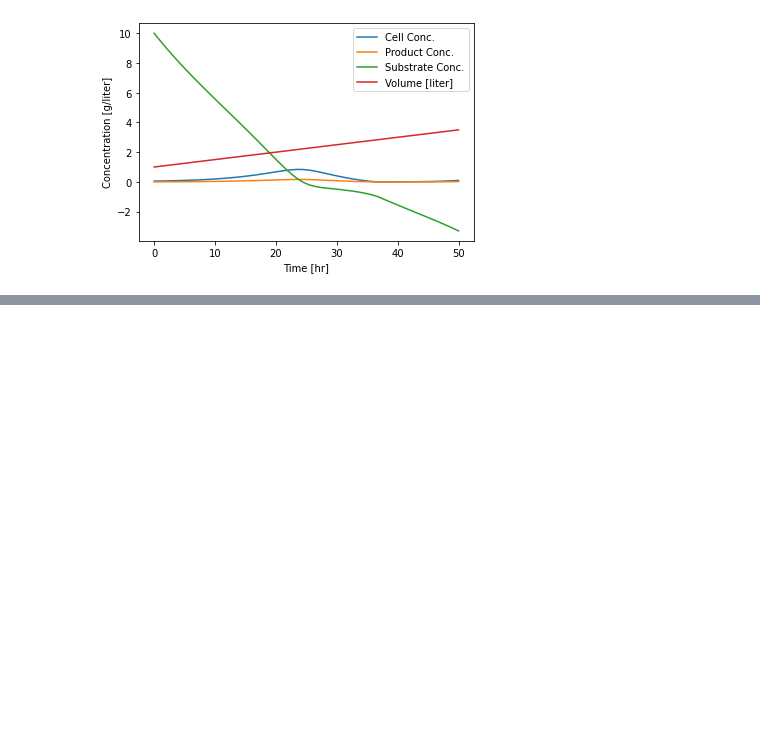
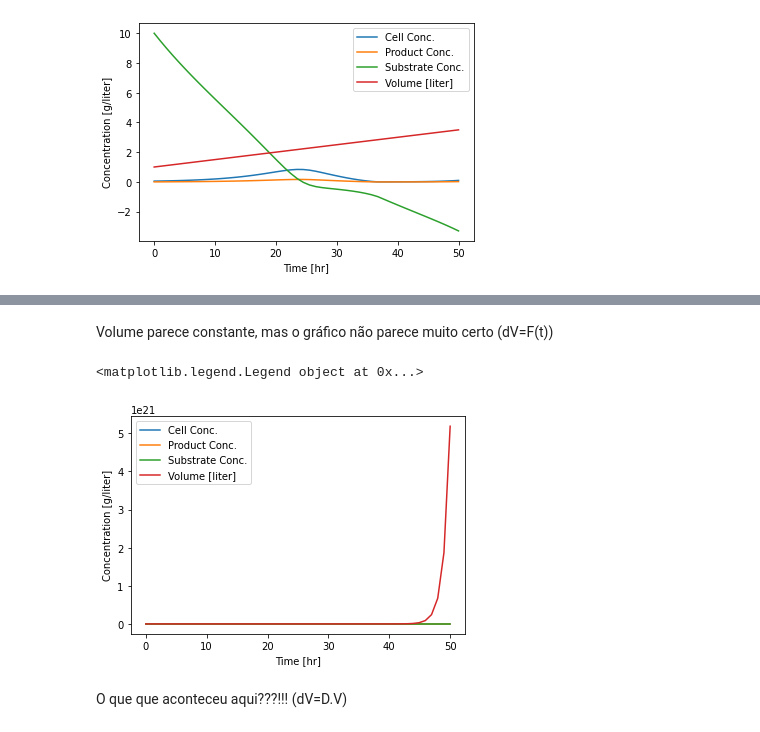
Before and after one commit to RaphaLevy/Artigo_Fenomenos_Biologicos, a Jupyter notebook: Projeto_ModBio_RaphaelLevy_e_ErickBrito.ipynb, the cells around one changed output, grey strips where cells are left out. Drawn from its saved outputs; the diff is of its cells as text; code cells hidden in the pictures; blank space fills up the shorter version.

```diff
--- a/Projeto_ModBio_RaphaelLevy_e_ErickBrito.ipynb
+++ b/Projeto_ModBio_RaphaelLevy_e_ErickBrito.ipynb
@@ -51,6 +51,14 @@ def xdot2(x,t):
     dS = D*(S0 - Sf) - Rg(X,S)/Yxs
     dV = F(t)
     return [dX,dP,dS,dV]
+
+def xdot3(x,t):
+    X,P,S,V = x
+    dX = Rg(X,S)-D*X
+    dP = Rp(X,S)-D*P
+    dS = D*(S0 - Sf) - Rg(X,S)/Yxs
+    dV = D*V
+    return [dX,dP,dS,dV]
 # %%
 IC = [0.05, 0.0, 10.0, 1.0]
 
@@ -95,0 +106,25 @@ plt.legend(['Cell Conc.',
+# %% [markdown]
+Volume parece constante, mas o gráfico não parece muito certo (dV=F(t))
+# %%
+IC = [0.05, 0.0, 10.0, 1.0]
+
+t = np.linspace(0,50)
+sol3 = odeint(xdot3,IC,t)
+X,P,S,V = sol3.transpose()
+
+plt.plot(t,X)
+plt.plot(t,P)
+plt.plot(t,S)
+plt.plot(t,V)
+
+plt.xlabel('Time [hr]')
+plt.ylabel('Concentration [g/liter]')
+plt.legend(['Cell Conc.',
+            'Product Conc.',
+            'Substrate Conc.',
+            'Volume [liter]'])
+# %% [output]
+<matplotlib.legend.Legend object at 0x...>
+[figure, added]
+# %% [markdown]
+O que que aconteceu aqui???!!! (dV=D.V)
```
Also changed, not shown: parts of 3 cells of this notebook.
